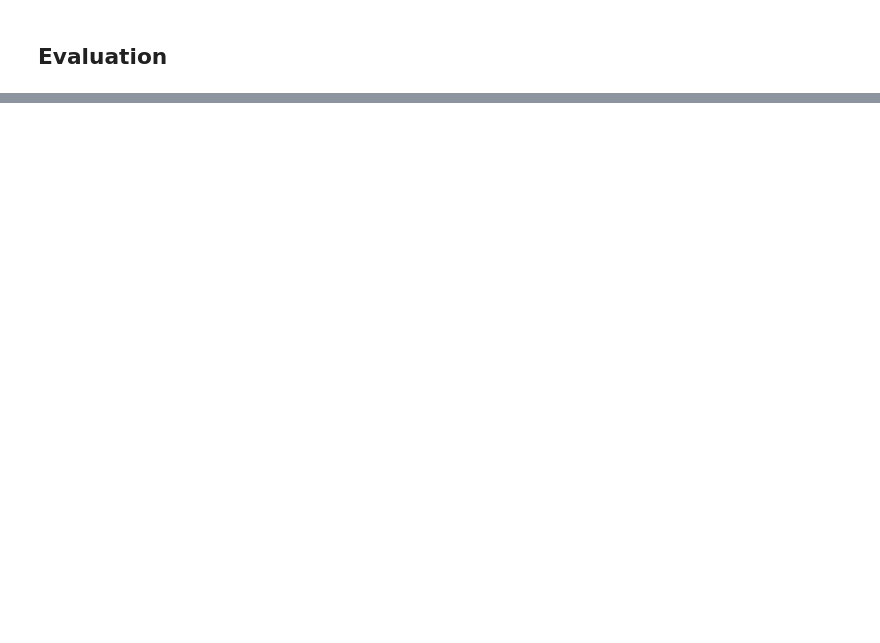
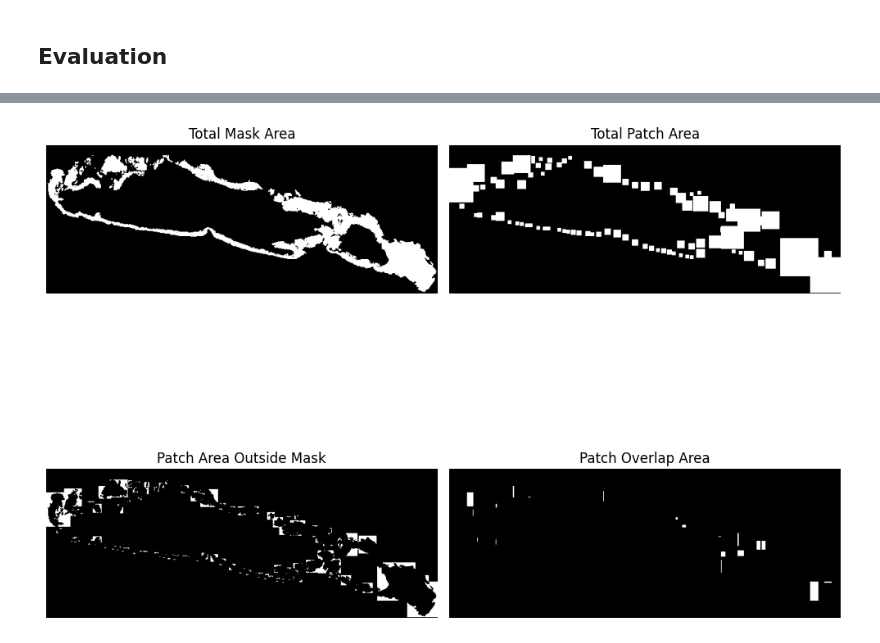
Before and after one commit to arvindkrishna87/STAT390_WI2025, a Jupyter notebook: Presentation 3/Thinkers/Anna Roney/Anna_PatchingNoIteration.ipynb, the cells around one changed output, grey strips where cells are left out. Drawn from its saved outputs; the diff is of its cells as text; code cells hidden in the pictures; blank space fills up the shorter version.

Commit message:
updated patching

```diff
--- a/Presentation 3/Thinkers/Anna Roney/Anna_PatchingNoIteration.ipynb
+++ b/Presentation 3/Thinkers/Anna Roney/Anna_PatchingNoIteration.ipynb
@@ -303,0 +340,58 @@ Number of Patches: 181
+# %%
+# Create blank images for visualization
+mask_visual = non_black_white_mask.copy()
+patch_visual = np.zeros_like(non_black_white_mask, dtype=np.uint8)
+patch_outside_mask_visual = np.zeros_like(non_black_white_mask, dtype=np.uint8)
+patch_overlap_visual = np.zeros_like(non_black_white_mask, dtype=np.uint8)
+
+patch_masks = []  # Store individual patch masks to calculate overlap
+
+for (left, top, right, bottom) in rectangles:
+    # Create binary mask for the current patch
+    patch_mask = np.zeros_like(non_black_white_mask, dtype=np.uint8)
+    patch_mask[max(0, top):min(image.shape[0], bottom), max(0, left):min(image.shape[1], right)] = 255
+
+    # Add patch to total patch visualization
+    patch_visual = np.maximum(patch_visual, patch_mask)
+
+    # Ensure mask is in the correct data type and size
+    non_black_white_mask_bin = (non_black_white_mask > 0).astype(np.uint8) * 255  # Convert to 0 or 255 (black or white)
+    patch_mask_bin = (patch_mask > 0).astype(np.uint8) * 255  # Convert to 0 or 255 (black or white)
+
+    # Ensure both are the same shape
+    non_black_white_mask_bin = cv2.resize(non_black_white_mask_bin, (patch_mask_bin.shape[1], patch_mask_bin.shape[0]))
+
+    # Calculate area outside the mask
+    outside_mask = cv2.bitwise_and(patch_mask_bin, cv2.bitwise_not(non_black_white_mask_bin))
+    patch_outside_mask_visual = np.maximum(patch_outside_mask_visual, outside_mask)
+
+    # Calculate overlapping area with previous patches
+    for prev_patch in patch_masks:
+        overlap = cv2.bitwise_and(patch_mask, prev_patch)
+        patch_overlap_visual = np.maximum(patch_overlap_visual, overlap)
+
+    # Store patch mask
+    patch_masks.append(patch_mask)
+
+# Plot the visualizations
+fig, axes = plt.subplots(2, 2, figsize=(10, 10))
+
+axes[0, 0].imshow(mask_visual, cmap='gray')
+axes[0, 0].set_title("Total Mask Area")
+
+axes[0, 1].imshow(patch_visual, cmap='gray')
+axes[0, 1].set_title("Total Patch Area")
+
+axes[1, 0].imshow(patch_outside_mask_visual, cmap='gray')
+axes[1, 0].set_title("Patch Area Outside Mask")
+
+axes[1, 1].imshow(patch_overlap_visual, cmap='gray')
+axes[1, 1].set_title("Patch Overlap Area")
+
+for ax in axes.flat:
+    ax.axis("off")
+
+plt.tight_layout()
+plt.show()
+# %% [output]
+[figure, added]
```
Also changed, not shown: parts of 3 cells of this notebook.
